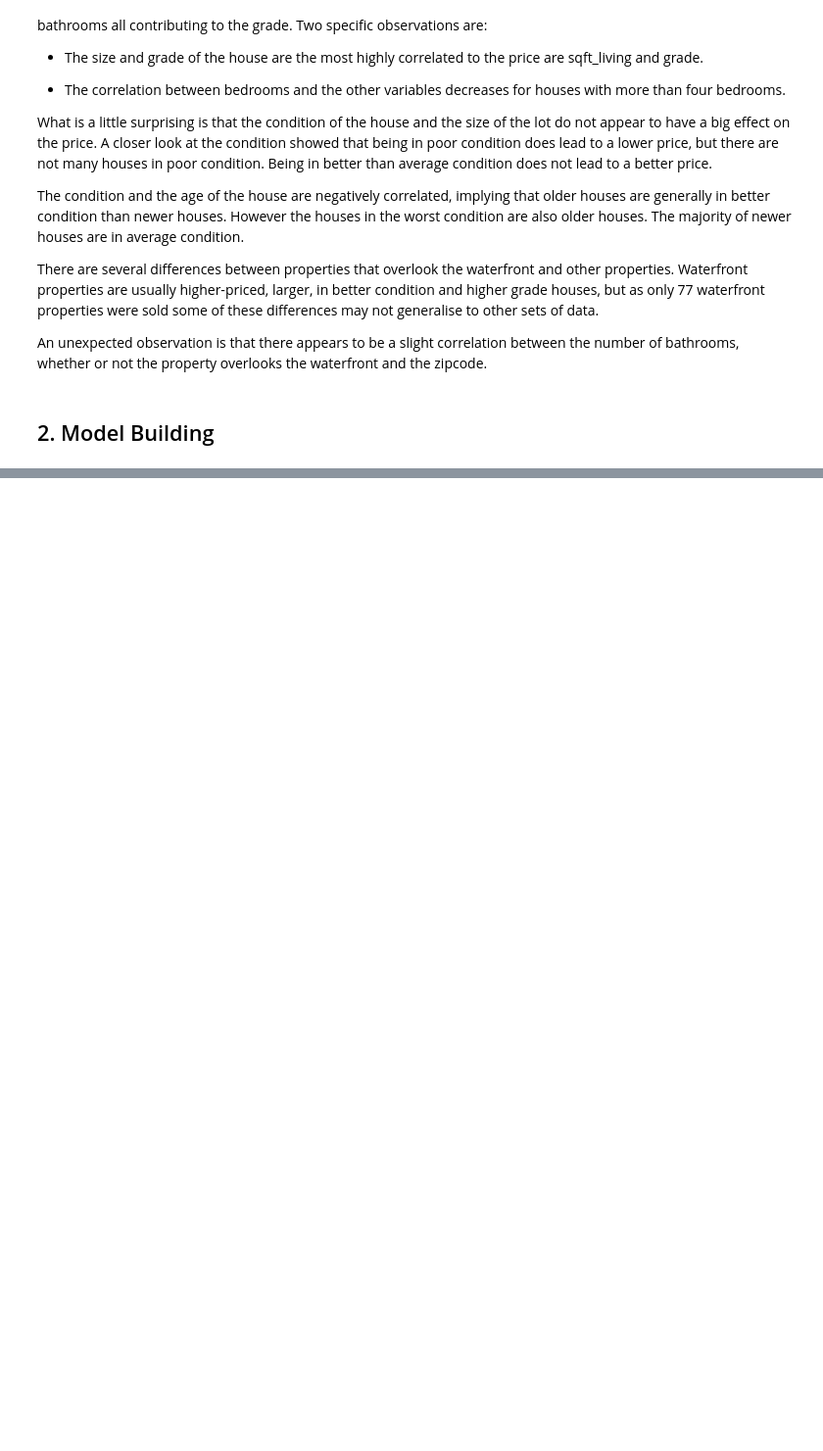
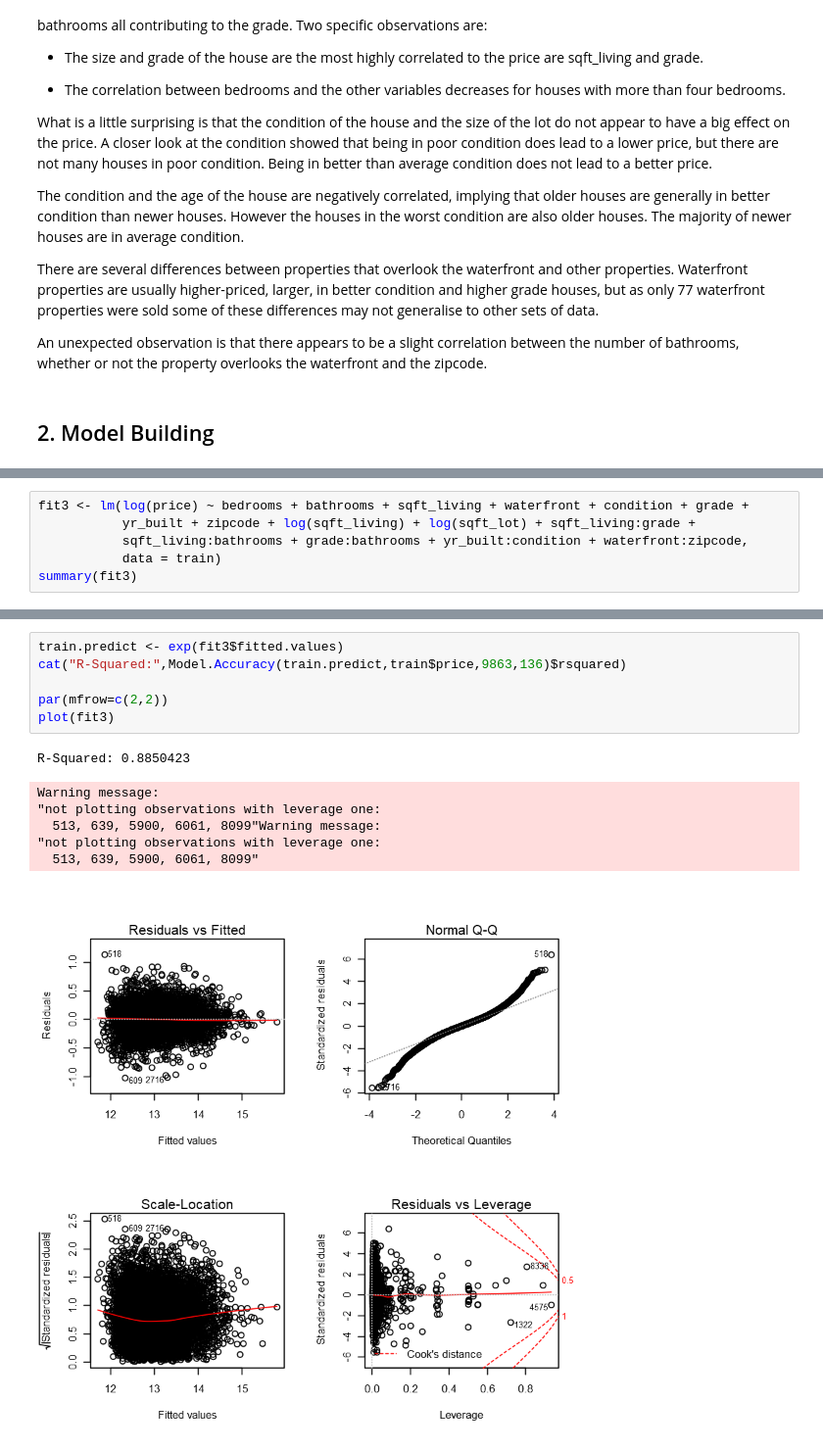
Before and after one commit to DanielTranDS/HousePrice-EDA-Modelling, a Jupyter notebook: HousePrice_Codes.ipynb, the cells around one changed output, grey strips where cells are left out. Shown at 98% size. Saved outputs shown, nothing was run; the diff lists cells and outputs as text; blank space fills up the shorter version.

```diff
--- a/HousePrice_Codes.ipynb
+++ b/HousePrice_Codes.ipynb
@@ -676,0 +943,6 @@ An unexpected observation is that there appears to be a slight correlation betwe
+# %%
+fit3 <- lm(log(price) ~ bedrooms + bathrooms + sqft_living + waterfront + condition + grade +
+           yr_built + zipcode + log(sqft_living) + log(sqft_lot) + sqft_living:grade +
+           sqft_living:bathrooms + grade:bathrooms + yr_built:condition + waterfront:zipcode,
+           data = train)
+summary(fit3)
@@ -676,0 +983,14 @@ An unexpected observation is that there appears to be a slight correlation betwe
+# %%
+train.predict <- exp(fit3$fitted.values)
+cat("R-Squared:",Model.Accuracy(train.predict,train$price,9863,136)$rsquared)
+
+par(mfrow=c(2,2))
+plot(fit3)
+# %% [output]
+R-Squared: 0.8850423
+Warning message:
+"not plotting observations with leverage one:
+  513, 639, 5900, 6061, 8099"Warning message:
+"not plotting observations with leverage one:
+  513, 639, 5900, 6061, 8099"
+[figure, added]
```
Also changed, not shown: parts of 55 cells of this notebook.
